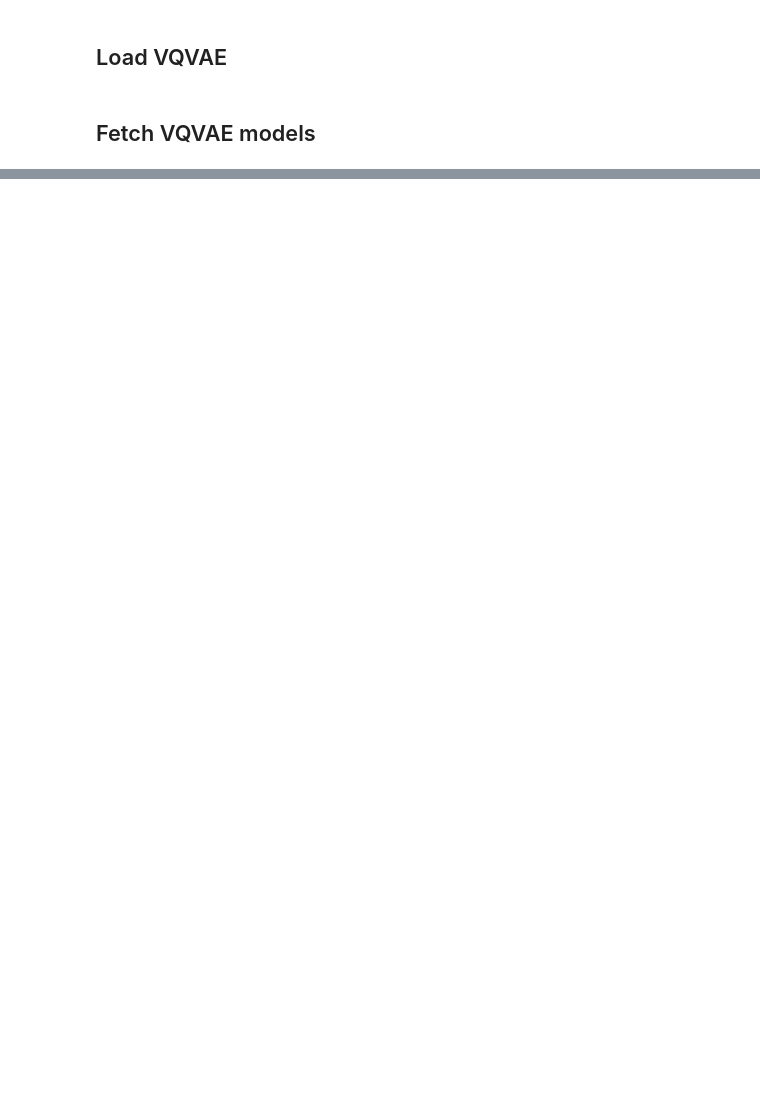
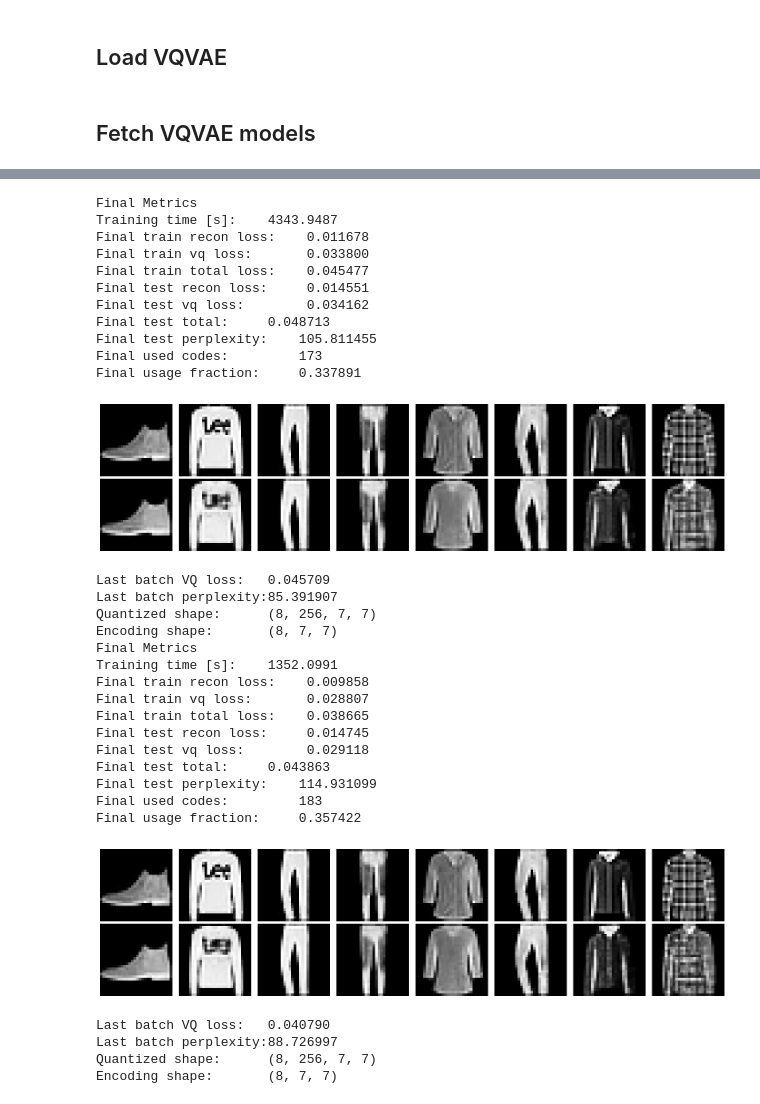
Before and after one commit to ArnarDJ/MLBAssignment2, a Jupyter notebook: Analysis_and_graphs.ipynb, the cells around one changed output, grey strips where cells are left out. Cells and saved outputs as stored; diff of their text form; code cells hidden in the pictures; blank space fills up the shorter version.

```diff
--- a/Analysis_and_graphs.ipynb
+++ b/Analysis_and_graphs.ipynb
@@ -800,0 +1184,36 @@ vqvae_cifar10_mp = load_trained_vae(
+# %%
+show_vqvae_results(history=vqvae_fmnist_fp["history"], test_loader=fashion_mnist_test, device=device, dataset_name="fashion-mnist", num_images=8)
+show_vqvae_results(history=vqvae_fmnist_mp["history"], test_loader=fashion_mnist_test, device=device, dataset_name="fashion-mnist", num_images=8)
+# %% [output]
+Final Metrics
+Training time [s]:    4343.9487
+Final train recon loss:    0.011678
+Final train vq loss:       0.033800
+Final train total loss:    0.045477
+Final test recon loss:     0.014551
+Final test vq loss:        0.034162
+Final test total:     0.048713
+Final test perplexity:    105.811455
+Final used codes:         173
+Final usage fraction:     0.337891
+[figure, added]
+Last batch VQ loss:   0.045709
+Last batch perplexity:85.391907
+Quantized shape:      (8, 256, 7, 7)
+Encoding shape:       (8, 7, 7)
+Final Metrics
+Training time [s]:    1352.0991
+Final train recon loss:    0.009858
+Final train vq loss:       0.028807
+Final train total loss:    0.038665
+Final test recon loss:     0.014745
+Final test vq loss:        0.029118
+Final test total:     0.043863
+Final test perplexity:    114.931099
+Final used codes:         183
+Final usage fraction:     0.357422
+[figure, added]
+Last batch VQ loss:   0.040790
+Last batch perplexity:88.726997
+Quantized shape:      (8, 256, 7, 7)
+Encoding shape:       (8, 7, 7)
```
Also changed, not shown: parts of 15 cells of this notebook.
